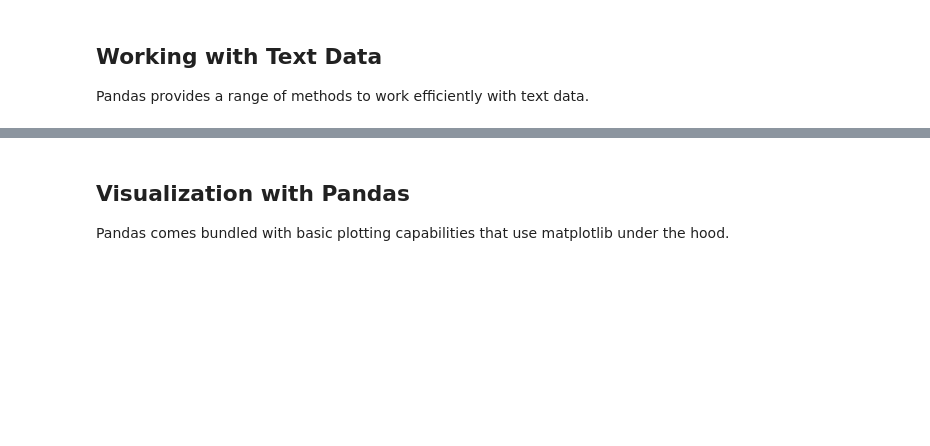
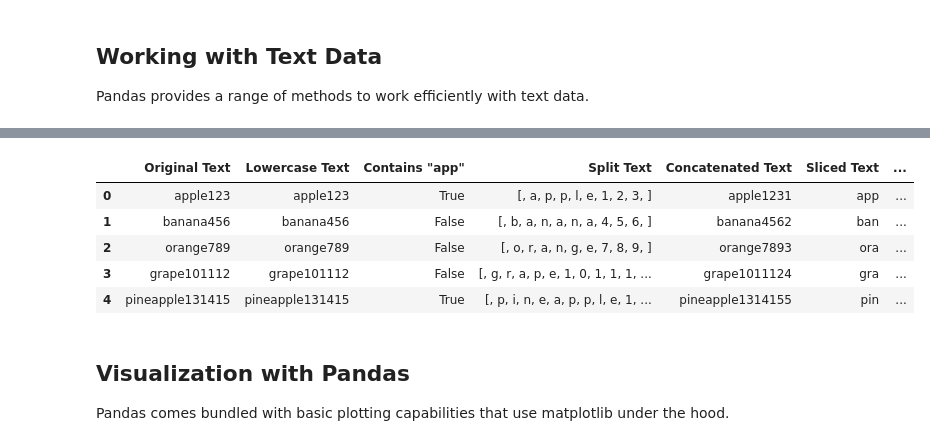
Before and after one commit to LeoGasperowicz/Pandas-library, a Jupyter notebook: Data_Pandas_presentation.ipynb, the cells around one changed output, grey strips where cells are left out. Drawn from its saved outputs; the diff is of its cells as text; code cells hidden in the pictures; blank space fills up the shorter version.

```diff
--- a/Data_Pandas_presentation.ipynb
+++ b/Data_Pandas_presentation.ipynb
@@ -541,3 +669,69 @@ Name: G, dtype: object
+# %%
+import pandas as pd
+
+# Sample DataFrame
+data = {'text_column': ['apple123', 'banana456', 'orange789', 'grape101112', 'pineapple131415'],
+        'numeric_column': [1, 2, 3, 4, 5]}
+df = pd.DataFrame(data)
+
+# 1. String Methods
+# Pandas Series objects have a set of string processing methods under the .str accessor, allowing you to apply string operations element-wise.
+# Convert strings to lowercase
+lowercase_text = df['text_column'].str.lower()
+# Check if strings contain a pattern
+contains_pattern = df['text_column'].str.contains('app')
+# Split strings into lists
+split_strings = df['text_column'].str.split('')
+
+# 2. String Concatenation
+# You can concatenate strings in Pandas using the + operator or the .str.cat() method.
+# Concatenate strings
+concatenated_strings = df['text_column'] + df['numeric_column'].astype(str)
+
+# 3. String Slicing
+# Use slicing with .str accessor to extract substrings.
+# Extract first 3 characters
+sliced_text = df['text_column'].str[:3]
+
+# 4. String Replacement
+# Replace substrings in Pandas Series using the .str.replace() method.
+# Replace 'apple' with 'grape'
+replaced_text = df['text_column'].str.replace('apple', 'grape')
+
+# 5. String Extraction
+# Extract substrings using regular expressions with the .str.extract() method.
+# Extract numbers from text
+extracted_numbers = df['text_column'].str.extract(r'(\d+)')
+# Fill missing values with None
+extracted_numbers = extracted_numbers.fillna('')
+
+# 6. String Padding
+# Pad strings with leading or trailing characters using .str.pad().
+# Pad strings with leading zeros
+padded_strings = df['text_column'].str.pad(width=15, side='left', fillchar='0')
+
+
+# Displaying Results
+result_df = pd.DataFrame({
+    'Original Text': df['text_column'].values,
+    'Lowercase Text': lowercase_text.values,
+    'Contains "app"': contains_pattern.values,
+    'Split Text': split_strings.values,
+    'Concatenated Text': concatenated_strings.values,
+    'Sliced Text': sliced_text.values,
+    'Replaced Text': replaced_text.values,
+    'Extracted Numbers': extracted_numbers.values.flatten(),  # Convert to 1D array
+    'Padded Text': padded_strings.values
+})
+
+result_df
+# %% [output]
+|  | Original Text | Lowercase Text | Contains "app" | Split Text | Concatenated Text | Sliced Text | ... |
+| 0 | apple123 | apple123 | True | [, a, p, p, l, e, 1, 2, 3, ] | apple1231 | app | ... |
+| 1 | banana456 | banana456 | False | [, b, a, n, a, n, a, 4, 5, 6, ] | banana4562 | ban | ... |
+| 2 | orange789 | orange789 | False | [, o, r, a, n, g, e, 7, 8, 9, ] | orange7893 | ora | ... |
+| 3 | grape101112 | grape101112 | False | [, g, r, a, p, e, 1, 0, 1, 1, 1, ... | grape1011124 | gra | ... |
+| 4 | pineapple131415 | pineapple131415 | True | [, p, i, n, e, a, p, p, l, e, 1, ... | pineapple1314155 | pin | ... |
 # %% [markdown]
 ## Visualization with Pandas
 Pandas comes bundled with basic plotting capabilities that use matplotlib under the hood.
```
Also changed, not shown: parts of 14 cells of this notebook.
